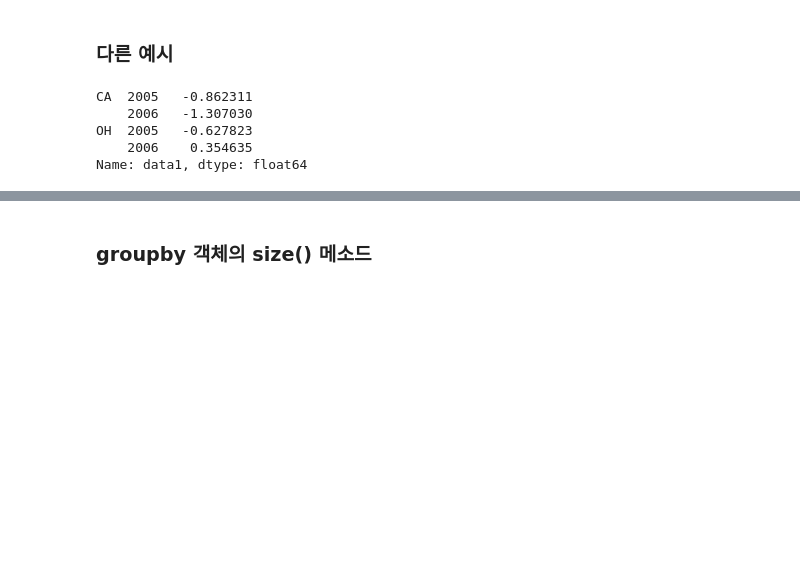
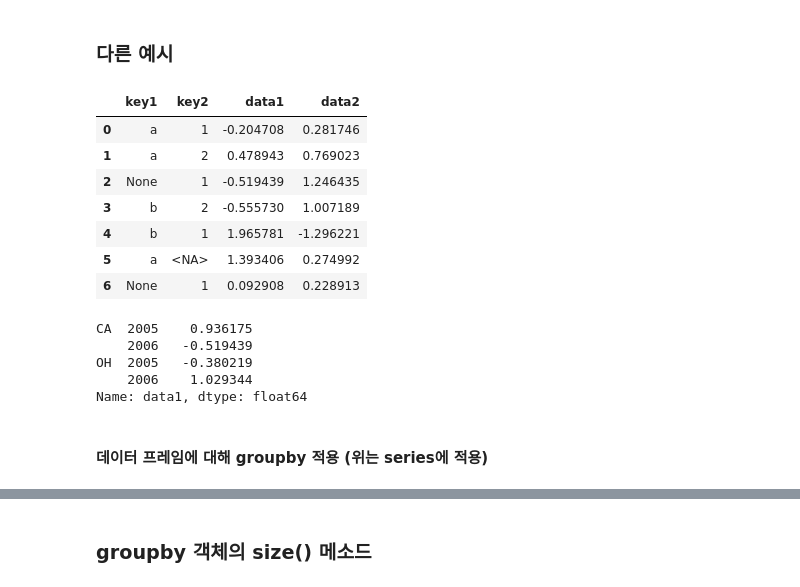
Before and after one commit to seoyun-dev/TIL, a Jupyter notebook: BDA/10_데이터집계와_그룹연산.ipynb, the cells around one changed output, grey strips where cells are left out. Cells and saved outputs as stored; diff of their text form; code cells hidden in the pictures; blank space fills up the shorter version.

```diff
--- a/BDA/10.ipynb
+++ b/BDA/10_데이터집계와_그룹연산.ipynb
@@ -86,13 +86,26 @@ means.unstack()   # 가장 높은 레벨의 인덱스를 열로 옮김
 # %% [markdown]
 ### 다른 예시
 # %%
-states = np.array(["OH", "CA", "CA", "OH", "OH", "CA", "OH"])
-years = [2005, 2005, 2006, 2005, 2006, 2005, 2006]
-df["data1"].groupby([states, years]).mean()
+states = np.array(["OH", "CA", "CA", "OH", "OH", "CA", "OH"])   # 넘파이 배열
+years  = [2005, 2005, 2006, 2005, 2006, 2005, 2006]             # 리스트
+df
 # %% [output]
-CA  2005   -0.862311
-    2006   -1.307030
-OH  2005   -0.627823
-    2006    0.354635
-Name: data1, dtype: float64
+|  | key1 | key2 | data1 | data2 |
+| 0 | a | 1 | -0.204708 | 0.281746 |
+| 1 | a | 2 | 0.478943 | 0.769023 |
+| 2 | None | 1 | -0.519439 | 1.246435 |
+| 3 | b | 2 | -0.555730 | 1.007189 |
+| 4 | b | 1 | 1.965781 | -1.296221 |
+| 5 | a | <NA> | 1.393406 | 0.274992 |
+| 6 | None | 1 | 0.092908 | 0.228913 |
+# %%
+df["data1"].groupby([states, years]).mean()
+# %% [output]
+CA  2005    0.936175
+    2006   -0.519439
+OH  2005   -0.380219
+    2006    1.029344
+Name: data1, dtype: float64
+# %% [markdown]
+#### 데이터 프레임에 대해 groupby 적용 (위는 series에 적용)
 # %%
```
Also changed, not shown: parts of 16 cells of this notebook.
